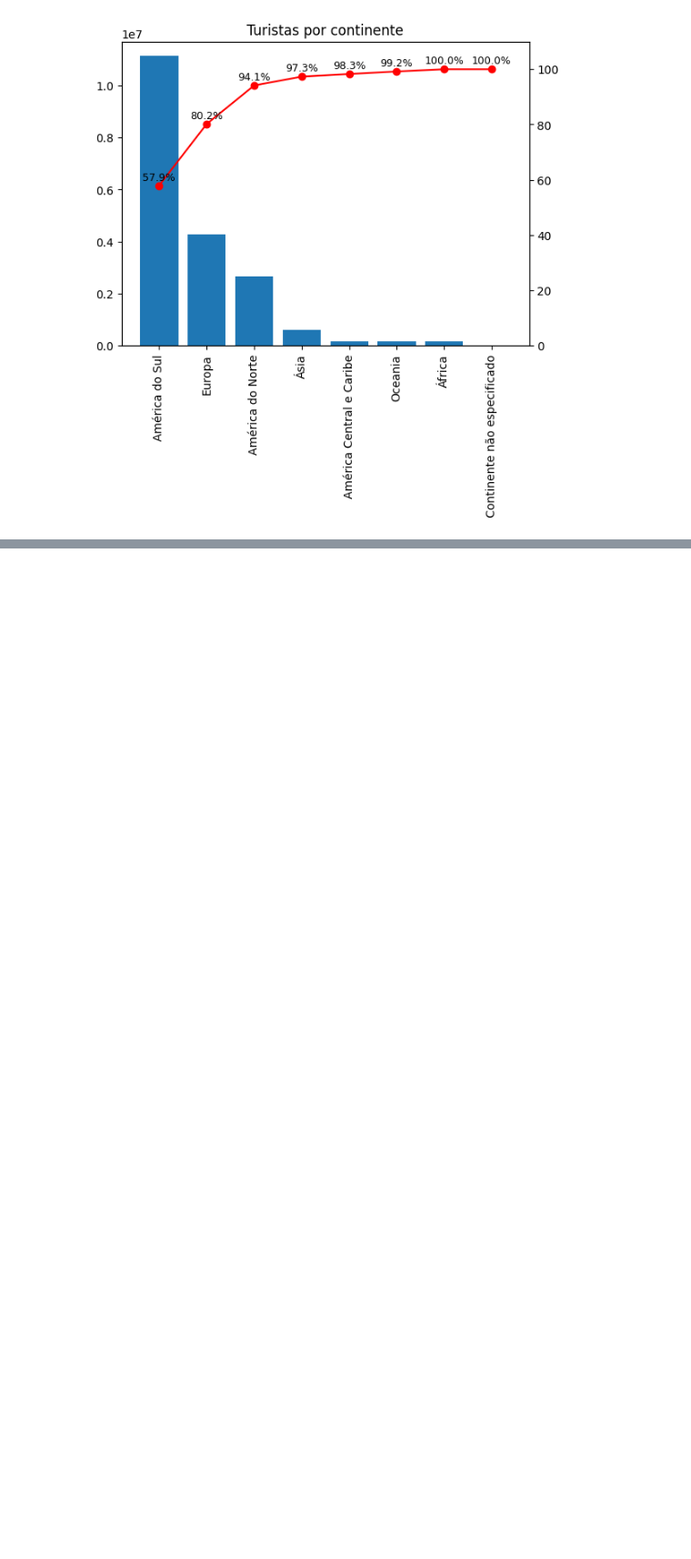
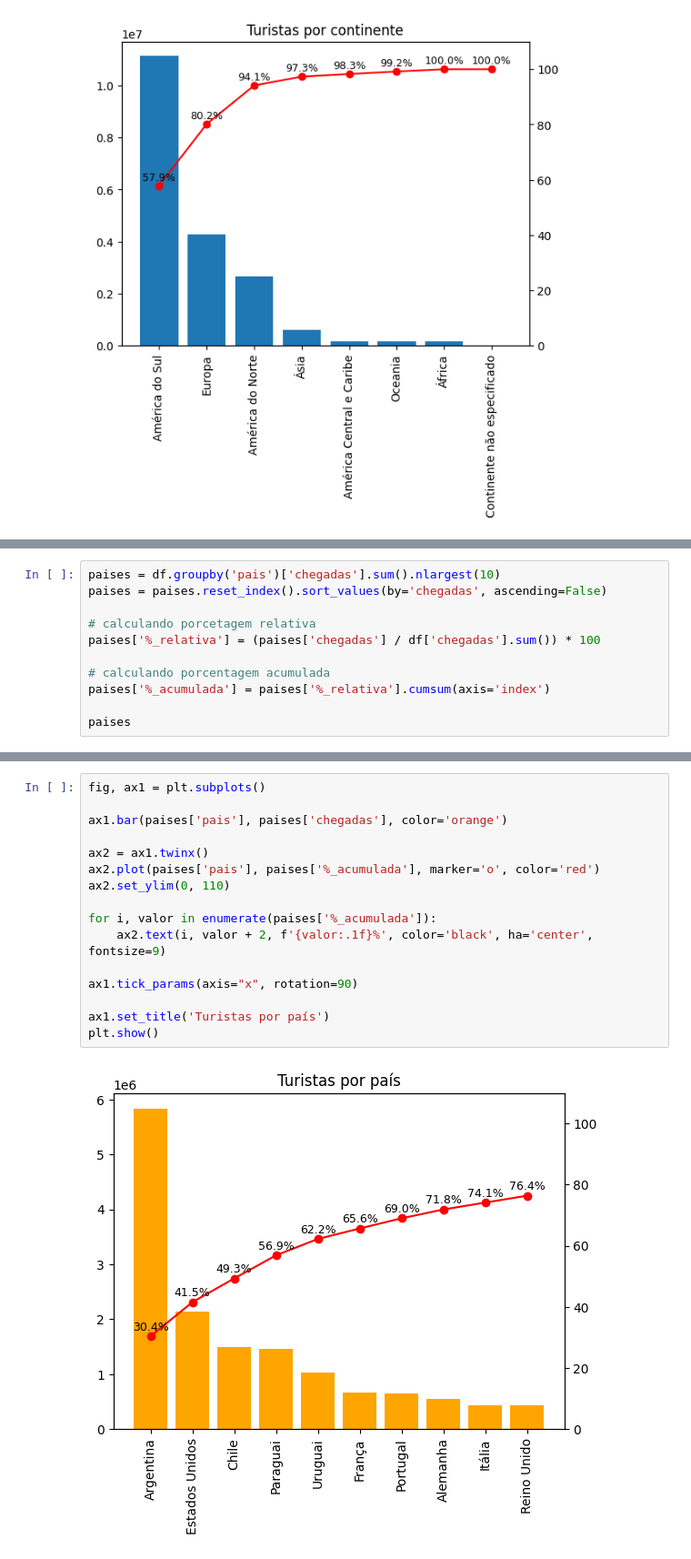
Before and after one commit to Daniel-Britto/turistas_no_brasil, a Jupyter notebook: analise.ipynb, the cells around one changed output, grey strips where cells are left out. Shown: that part at 91% size. Cells and saved outputs as stored; diff of their text form; blank space fills up the shorter version.

```diff
--- a/analise.ipynb
+++ b/analise.ipynb
@@ -142,0 +129,11 @@ plt.show()
+# %%
+paises = df.groupby('pais')['chegadas'].sum().nlargest(10)
+paises = paises.reset_index().sort_values(by='chegadas', ascending=False)
+
+# calculando porcetagem relativa
+paises['%_relativa'] = (paises['chegadas'] / df['chegadas'].sum()) * 100
+
+# calculando porcentagem acumulada
+paises['%_acumulada'] = paises['%_relativa'].cumsum(axis='index')
+
+paises
@@ -142,0 +152,18 @@ plt.show()
+# %%
+fig, ax1 = plt.subplots()
+
+ax1.bar(paises['pais'], paises['chegadas'], color='orange')
+
+ax2 = ax1.twinx()
+ax2.plot(paises['pais'], paises['%_acumulada'], marker='o', color='red')
+ax2.set_ylim(0, 110)
+
+for i, valor in enumerate(paises['%_acumulada']):
+    ax2.text(i, valor + 2, f'{valor:.1f}%', color='black', ha='center', fontsize=9)
+
+ax1.tick_params(axis="x", rotation=90)
+
+ax1.set_title('Turistas por país')
+plt.show()
+# %% [output]
+[figure, added]
```
Also changed, not shown: parts of 35 cells of this notebook, 4 other files.
